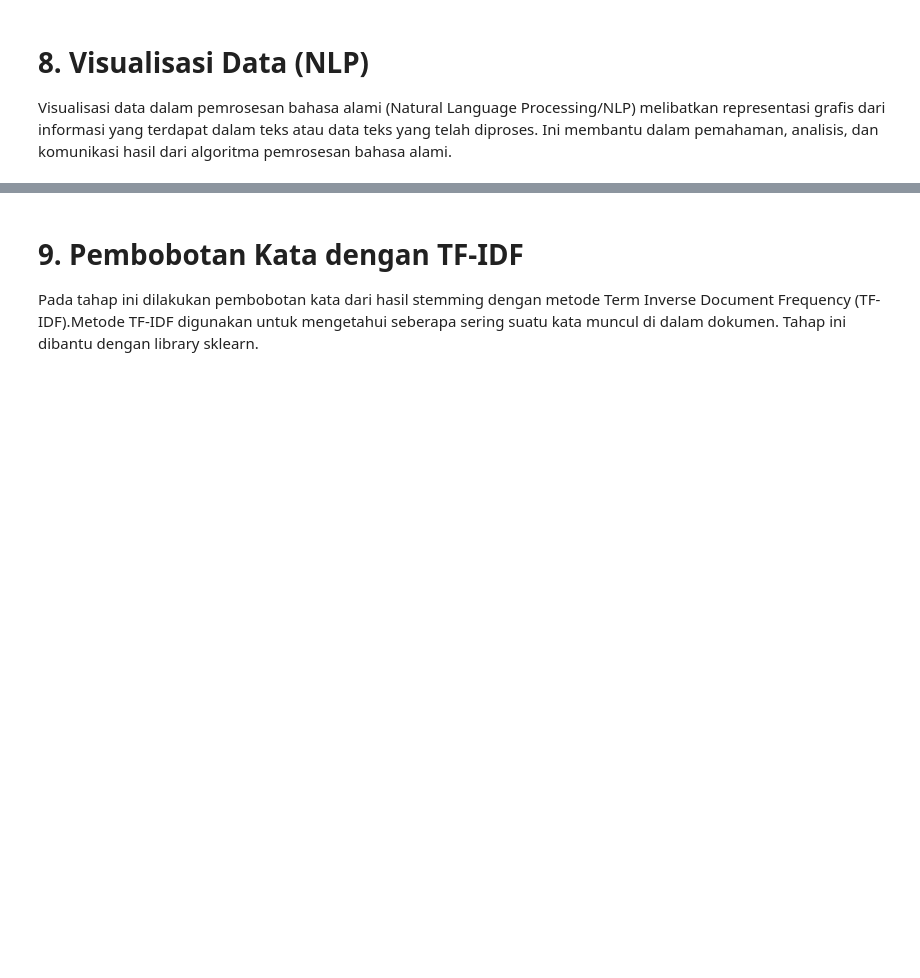
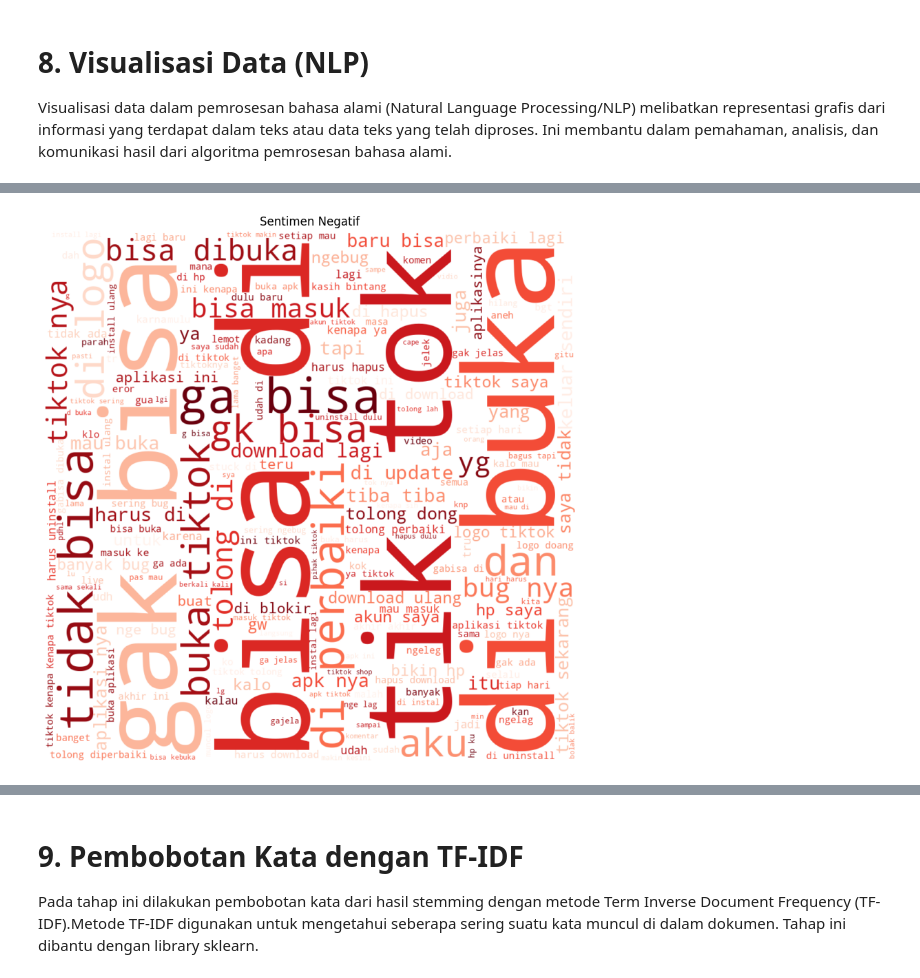
Before and after one commit to AchmadLutfi196/23059-datamining, a Jupyter notebook: Analisis_Sentimen_Ulasan_Tiktok_Dengan_SVM.ipynb, the cells around one changed output, grey strips where cells are left out. Saved outputs shown, nothing was run; the diff lists cells and outputs as text; code cells hidden in the pictures; blank space fills up the shorter version.

```diff
--- a/Analisis_Sentimen_Ulasan_Tiktok_Dengan_SVM.ipynb
+++ b/Analisis_Sentimen_Ulasan_Tiktok_Dengan_SVM.ipynb
@@ -60,3 +66,9 @@ sorted_df.to_csv("Data ulasan Shopee tentang COD.csv", index = False)
+# %%
+# Urutkan data berdasarkan tanggal ulasan terbaru
+new_df = df_busu.sort_values(by='Date', ascending=False)
+
+# Simpan ke file CSV
+new_df.to_csv("Ulasan_TikTok.csv", index=False)
 # %% [markdown]
 # 2. Case Folding
 
@@ -107,9 +129,9 @@ Pelabelan dataset dilakukan secara manual terhadap pelabelan data kedalam kelas
 # %%
 label = []
 for index, row in new_df.iterrows():
-  if row['score'] == 1 or row['score'] == 2:
+  if row['Rating'] == 1 or row['Rating'] == 2:
     label.append('Negatif')
-  elif row['score'] == 3:
+  elif row['Rating'] == 3:
     label.append('Netral')
   else:
     label.append('Positif')
@@ -138,21 +182,23 @@ new_df_copy.head()
 
 Tahap formalisasi dilakukan untuk pengubah penggunaan kata tidak baku menjadi baku sesuai dengan KBBI. Proses akan menggunakan file dataset slangwords yang berisi kata slang yang nanti akan diubah menjadi baku. Tahap ini dibantu dengan library RegEx.
 # %%
+import re
+import requests
+
 def convertToSlangword(tokens):
-    # Load slang word dictionary from a file
-    with open("/kaggle/input/d/alvianardiansyah/dataset-ulasan-pengguna-shopee/slangwords.txt", "r") as file:
-        kamusSlang = eval(file.read())
+    # Load slang word dictionary from GitHub
+    url = "https://raw.githubusercontent.com/AchmadLutfi196/23059-datamining/main/slangwords.txt"
+    response = requests.get(url)
+    kamusSlang = eval(response.text)  # Pastikan isinya memang dictionary
 
-    pattern = re.compile(r'\b(' + '|'.join(kamusSlang.keys()) + r')\b')
-    content = []
+    # Compile pattern dari semua slang words
+    pattern = re.compile(r'\b(' + '|'.join(re.escape(k) for k in kamusSlang.keys()) + r')\b', re.IGNORECASE)
 
+    result = []
     for kata in tokens:
-        filterSlang = pattern.sub(lambda x: kamusSlang[x.group()], kata)
-        content.append(filterSlang.lower())
+        filterSlang = pattern.sub(lambda x: kamusSlang.get(x.group().lower(), x.group()), kata)
+        result.append(filterSlang.lower())
 
-    return content
-
-# Assuming 'new_df' contains the data
-new_df_copy['Formalisasi'] = new_df_copy['Tokenizing'].apply(convertToSlangword)
+    return result
 # %%
 new_df_copy.head(20)
@@ -216,9 +322,9 @@ Visualisasi data dalam pemrosesan bahasa alami (Natural Language Processing/NLP)
 # %%
-# Jika new_df_copy adalah salinan yang ingin dimodifikasi
+# Menyalin data dengan sentimen negatif
 train_s0 = new_df_copy[new_df_copy['sentimen'] == 'Negatif'].copy()
 
-# Mengisi nilai yang hilang pada kolom 'content' untuk baris yang terfilter
-train_s0.loc[:, 'content'] = train_s0['content'].fillna("tidak ada komentar")
+# Mengisi nilai kosong di kolom 'Review Text'
+train_s0.loc[:, 'Review Text'] = train_s0['Review Text'].fillna("tidak ada komentar")
 
-# Menampilkan beberapa baris pertama dari DataFrame yang telah dimodifikasi
+# Menampilkan 5 baris pertama
 train_s0.head()
@@ -226,13 +339,15 @@ train_s0.head()
 from wordcloud import WordCloud
 import matplotlib.pyplot as plt
 # %%
-all_text_s0 = ' '.join(word for word in train_s0['content'])
+all_text_s0 = ' '.join(word for word in train_s0['Review Text'])
 wordcloud = WordCloud(colormap='Reds', width=1000, height=1000, mode='RGBA', background_color='white').generate(all_text_s0)
 plt.figure(figsize=(20,10))
 plt.imshow(wordcloud, interpolation='bilinear')
 plt.axis('off')
 plt.margins(x=0, y=0)
 plt.title("Sentimen Negatif")
 plt.show()
+# %% [output]
+[figure, added]
 # %%
 train_s1 = new_df_copy[new_df_copy['sentimen'] == 'Netral'].copy()
```
Also changed, not shown: parts of 28 cells of this notebook.
